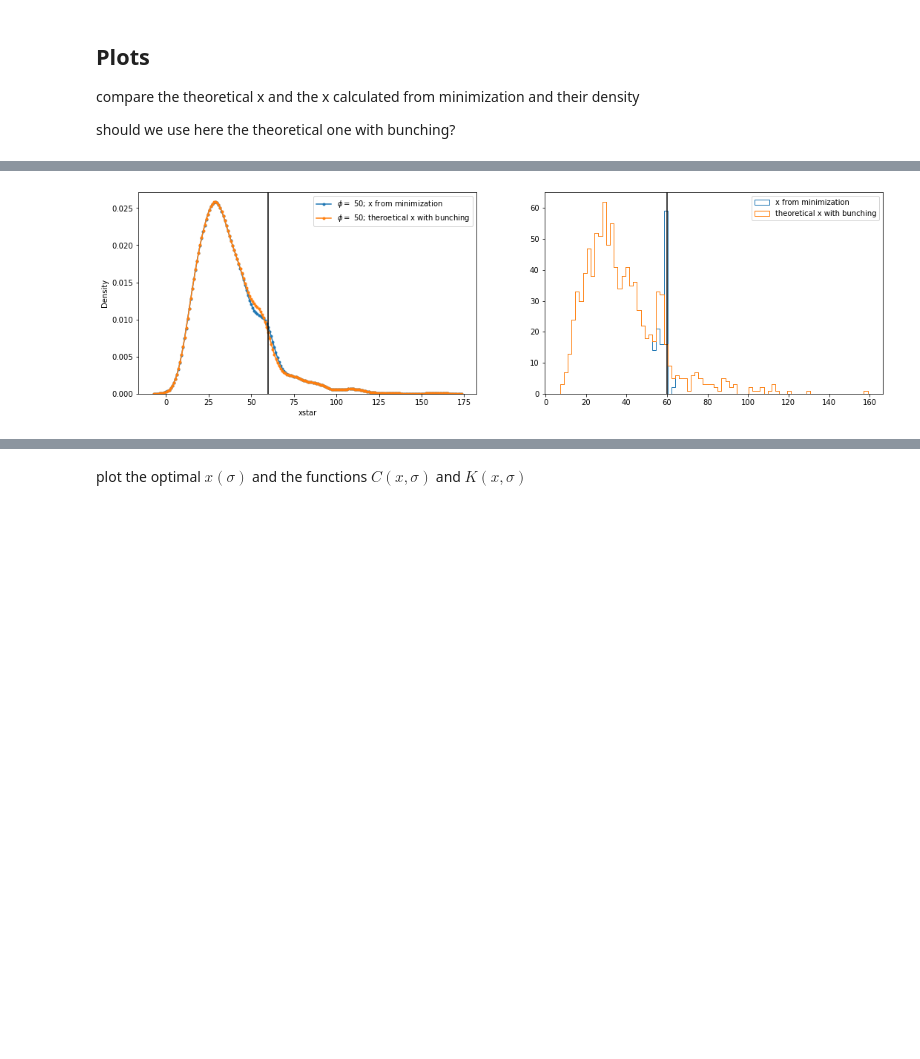
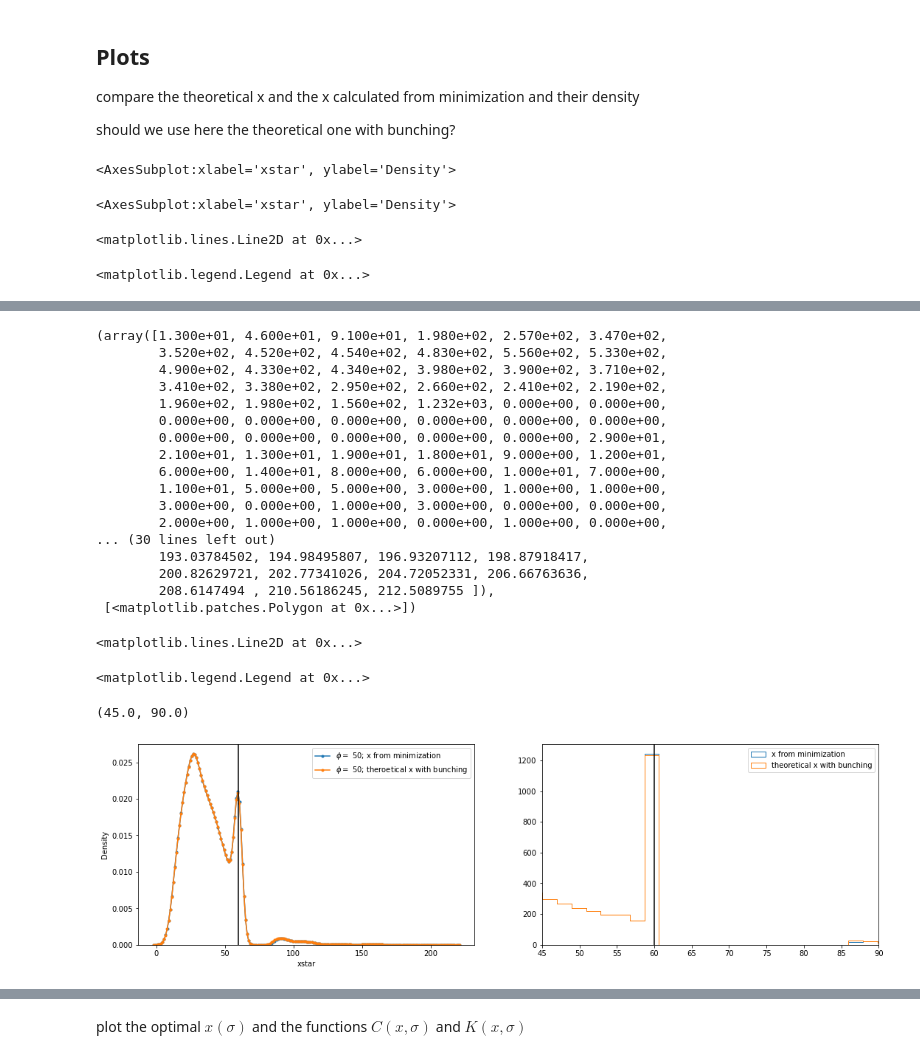
Before and after one commit to paulaleoni/delhi_outages, a Jupyter notebook: sim/simulations.ipynb, the cells around one changed output, grey strips where cells are left out. Drawn from its saved outputs; the diff is of its cells as text; code cells hidden in the pictures; blank space fills up the shorter version.

Commit message:
bunching estimation

```diff
--- a/sim/simulations.ipynb
+++ b/sim/simulations.ipynb
@@ -16,7 +19,7 @@ define $\pi$, $\phi$ and $\alpha$
 # %%
 # number of random sigmas
 np.random.seed(111)
-n = 1000
+n = 10000
 # mean and sd of normal distribution
 m, s = 2,0.5
 sigma = np.random.lognormal(mean=m, sigma=s, size=n) # takes values for normal distribution as inputs
@@ -196,21 +246,29 @@ Let's do this and plot D against the x's we're getting from the minimizations.
 dfx = pd.DataFrame(list(zip(sigma, xopts, xopts2, combined)), columns=['sigma', 'xopts', 'xopts2', 'combined'])
 
 # find sigma for x close to 60 but below??
-step1 = dfx.loc[dfx['xopts'][dfx.xopts <= 60].sub(60).abs().idxmin(),'sigma']
-#print(df.loc[df['xopts'].sub(60).abs().idxmin(),])
+# Dana: I think here we should solve for the sigma that corresponds to x = 60 from the expression of xopts. this should be an exact relationshop that can be solved from the theoretical equation.
+s = symbols('s')
+exp = 60 - xopt(s,phi=0) #this needs to be at phi = 0
+s60 = solve(exp)[0]
+step1 = s60
+
+# this is the same as sigma_sixty ##
+
+#step1 = dfx.loc[dfx['xopts'][dfx.xopts <= 60].sub(60).abs().idxmin(),'sigma']
+#print(dfx.loc[dfx['xopts'].sub(60).abs().idxmin(),])
 
 # step 2: sigma_bar
 print(step1, sigma_bar)
 
 # step 3
-dfx['combined'] = dfx.apply(lambda row: 60 if (row.sigma > sigma_bar and row.sigma < step1) else row.combined, axis = 1)
+dfx['combined'] = dfx.apply(lambda row: 60 if (row.sigma <= sigma_bar and row.sigma > step1) else row.combined, axis = 1)
 
 # step 4
 dfx['combined'] = dfx.apply(lambda row: row.xopts if row.sigma < step1 else (row.xopts2 if row.sigma > sigma_bar else row.combined), axis = 1)
 
 
 plt.scatter(sigma, combined,marker = 'o', label='without bunching', alpha=.5, s = 3)
-plt.scatter(dfx.sigma, dfx.combined,marker = 'o', label='with bunching', alpha=.5, s= 3)
+plt.scatter(dfx.sigma, dfx.combined, marker = 'o', label='with bunching', alpha=.5, s= 3)
 plt.axhline(60, color ='black')
 plt.legend()
 # %% [output]
@@ -221,11 +282,12 @@ plt.legend()
 ### Minimization
 find the minimum x of K() for all sigmas
 # %%
+'''
 xstar = {}
 for s in sigma:
     #if s < 150:
     x_start = xopt(s, pi=pi, phi=phi, alpha=alpha)
-    x = fmin(K,x0 = x_start, args=(s,pi, phi, alpha), disp=True)
+    x = fmin(K,x0 = 10, args=(s,pi, phi, alpha), disp=False)
     #else: x[0] = np.nan
     if x < 0:
         raise ValueError('x negative')
@@ -237,12 +299,11 @@ xstar = {}
 for s in sigma:
     #if s < 150:
     x_start = xopt(s, pi=pi, phi=phi, alpha=alpha)
-    x = fmin(K, x0 = x_start, args=(s,pi,phi,alpha))
-    #x = minimize(K, x0 = x_start, args=(s,pi, phi, alpha), method = 'Nelder-Mead',
-     #            options={'disp': False})
+    #x = fmin(K, x0 = 5, args=(s,pi,phi,alpha))
+    x = minimize(K, x0 = 10, args=(s,pi, phi, alpha), method = 'powell', # Nelder-Mead
+                 options={'xatol': 1e-8, 'disp': False})
     #else: x[0] = np.nan
     #if x < 0:
      #   raise ValueError('x negative')
-    xstar[s] = x[0] # output of minimize is an array??
-'''
+    xstar[s] = x['x'] # output of minimize is an array??
 # %% [output]
@@ -276,6 +320,10 @@ df = df.rename(columns={'index':'sigma'})
 df['fixing_cost'] = df.apply(lambda row: C(row.sigma,row.xstar, alpha=alpha), axis=1)
 # calculate cost K
 df['K'] = df.apply(lambda row: K(row.xstar, row.sigma, pi = pi, phi = phi, alpha=alpha), axis=1)
+# cost K if bunching
+df['KBunch'] = df.apply(lambda row: K(60, row.sigma, pi = pi, phi = phi, alpha=alpha), axis=1)
 
-print(df.xstar.describe())
-df.head()
+
+#print(df.xstar.describe())
+#df.sort_values('sigma')
+#print(df)
@@ -312,5 +352,13 @@ axs[1].hist(df.xstar, histtype='step', bins = n_bins, label='x from minimization
 axs[1].hist(dfx.combined, histtype='step', bins =n_bins, label='theoretical x with bunching')
 axs[1].axvline(60, color = 'black')
 axs[1].legend()
+plt.xlim(45,90)
 plt.show()
+
+# Something is not exactly right here with the theoretical x with bunching.
+#There should be a missing mass just above 60 and more bunching at 60. Maybe we're not replacing but adding values?
 # %% [output]
+<AxesSubplot:xlabel='xstar', ylabel='Density'>
+<AxesSubplot:xlabel='xstar', ylabel='Density'>
+<matplotlib.lines.Line2D at 0x...>
+<matplotlib.legend.Legend at 0x...>
@@ -317,3 +382,23 @@ plt.show()
+(array([1.300e+01, 4.600e+01, 9.100e+01, 1.980e+02, 2.570e+02, 3.470e+02,
+        3.520e+02, 4.520e+02, 4.540e+02, 4.830e+02, 5.560e+02, 5.330e+02,
+        4.900e+02, 4.330e+02, 4.340e+02, 3.980e+02, 3.900e+02, 3.710e+02,
+        3.410e+02, 3.380e+02, 2.950e+02, 2.660e+02, 2.410e+02, 2.190e+02,
+        1.960e+02, 1.980e+02, 1.560e+02, 1.232e+03, 0.000e+00, 0.000e+00,
+        0.000e+00, 0.000e+00, 0.000e+00, 0.000e+00, 0.000e+00, 0.000e+00,
+        0.000e+00, 0.000e+00, 0.000e+00, 0.000e+00, 0.000e+00, 2.900e+01,
+        2.100e+01, 1.300e+01, 1.900e+01, 1.800e+01, 9.000e+00, 1.200e+01,
+        6.000e+00, 1.400e+01, 8.000e+00, 6.000e+00, 1.000e+01, 7.000e+00,
+        1.100e+01, 5.000e+00, 5.000e+00, 3.000e+00, 1.000e+00, 1.000e+00,
+        3.000e+00, 0.000e+00, 1.000e+00, 3.000e+00, 0.000e+00, 0.000e+00,
+        2.000e+00, 1.000e+00, 1.000e+00, 0.000e+00, 1.000e+00, 0.000e+00,
+... (30 lines left out)
+        193.03784502, 194.98495807, 196.93207112, 198.87918417,
+        200.82629721, 202.77341026, 204.72052331, 206.66763636,
+        208.6147494 , 210.56186245, 212.5089755 ]),
+ [<matplotlib.patches.Polygon at 0x...>])
+<matplotlib.lines.Line2D at 0x...>
+<matplotlib.legend.Legend at 0x...>
+(45.0, 90.0)
-[figure, old version]
+[figure, new version]
 # %%
 df_order = df.sort_values('sigma')
```
Also changed, not shown: parts of 26 cells of this notebook.
